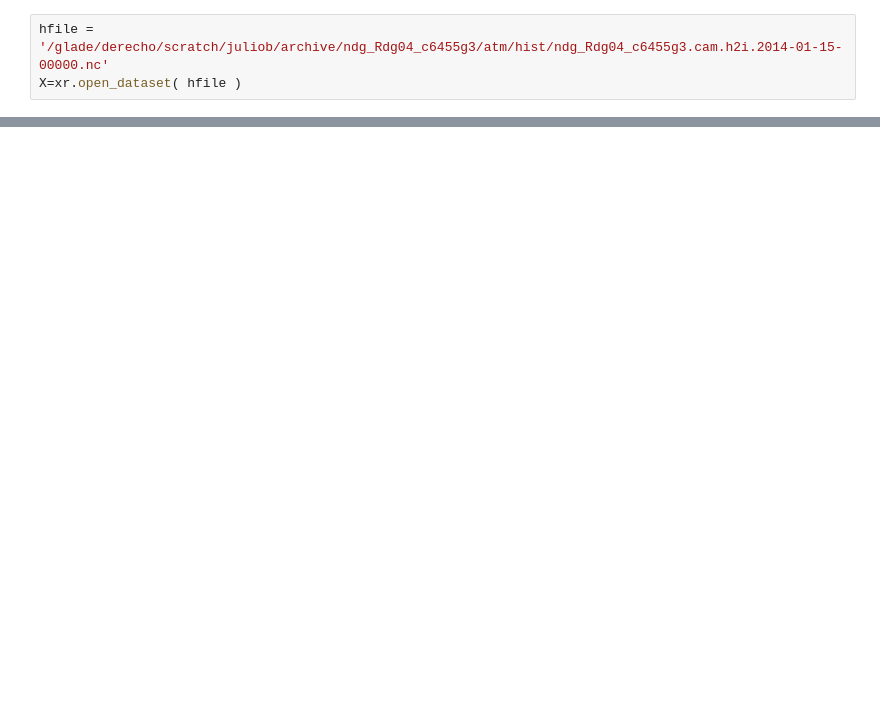
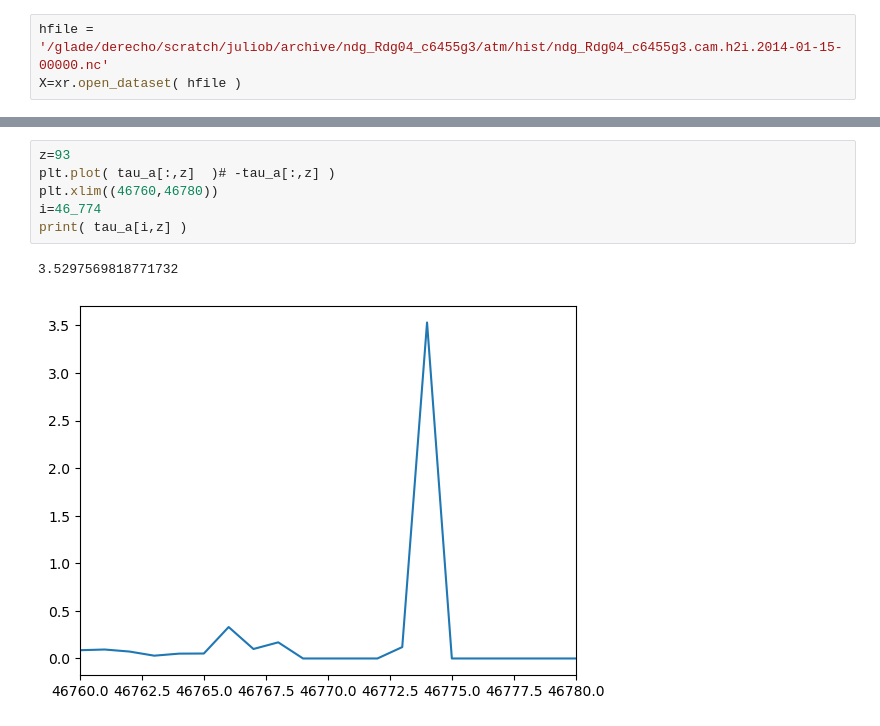
Before and after one commit to JulioTBacmeister/GW_UnitTest, a Jupyter notebook: Python/ReadFortran.ipynb, the cells around one changed output, grey strips where cells are left out. Cells and saved outputs as stored; diff of their text form; blank space fills up the shorter version.

```diff
--- a/Python/ReadFortran.ipynb
+++ b/Python/ReadFortran.ipynb
@@ -83,0 +126,9 @@ plt.scatter( tau_diag_cam[0,z,:].flatten() ,  tau_diag.T[z,:].flatten() )
+# %%
+z=93
+plt.plot( tau_a[:,z]  )# -tau_a[:,z] )
+plt.xlim((46760,46780))
+i=46_774
+print( tau_a[i,z] )
+# %% [output]
+3.5297569818771732
+[figure, added]
```
Also changed, not shown: parts of 11 cells of this notebook, 1 other file.
